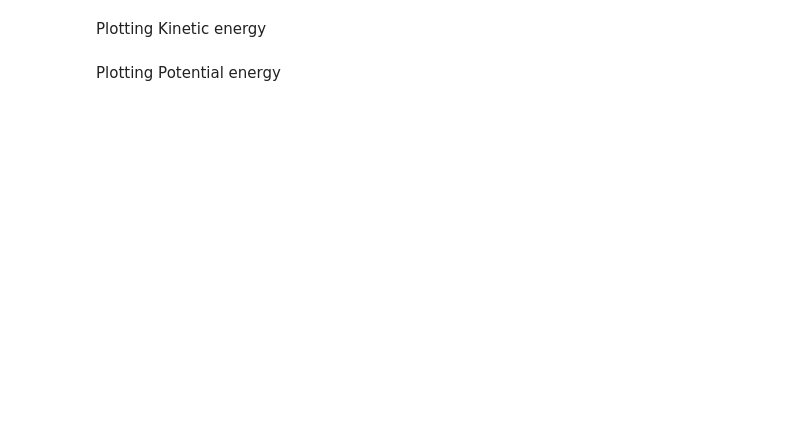
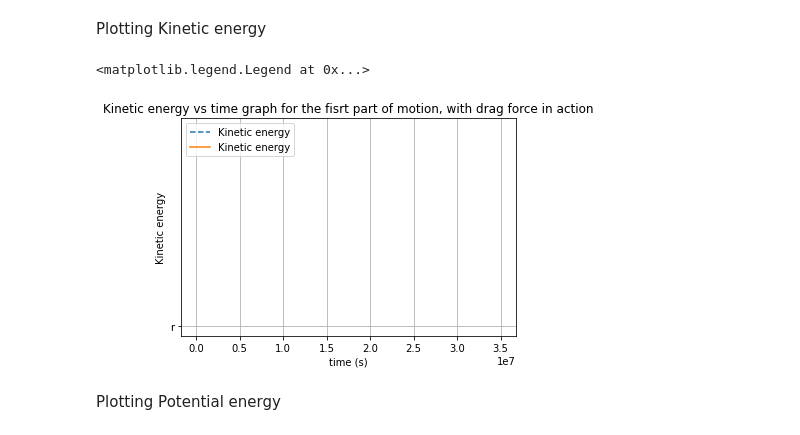
Before and after one commit to Thulisile2/Demo_GitHub, a Jupyter notebook: Group.ipynb, the cells around one changed output. Drawn from its saved outputs; the diff is of its cells as text; code cells hidden in the pictures; blank space fills up the shorter version.

```diff
--- a/Group.ipynb
+++ b/Group.ipynb
@@ -97,14 +112,17 @@ Plotting Kinetic energy
 # %%
 
 #print(y)
-plt.plot(t,EK1,'--','r',label='Kinetic energy')
+plt.plot(EK1new,tnew,'--','r',label='Kinetic energy')
 plt.grid(True)
-plt.xlabel('time steps')
+plt.xlabel('time (s)')
 plt.title('Kinetic energy vs time graph for the fisrt part of motion, with drag force in action')
-plt.ylabel('Velocity')
+plt.ylabel('Kinetic energy')
 #print(Total_E)
 #plt.plot(t,Total_E, label='E')
 plt.legend()
+# %% [output]
+<matplotlib.legend.Legend at 0x...>
+[figure, added]
 # %% [markdown]
 Plotting Potential energy
 # %%
```
Also changed, not shown: parts of 8 cells of this notebook.
